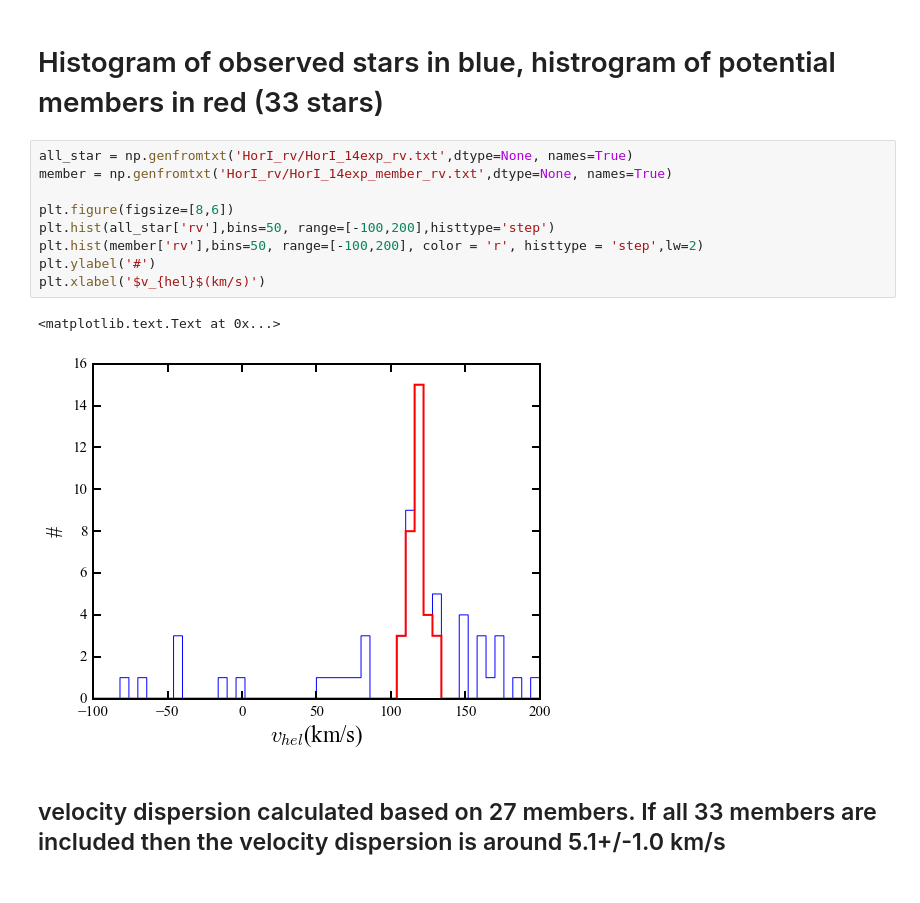
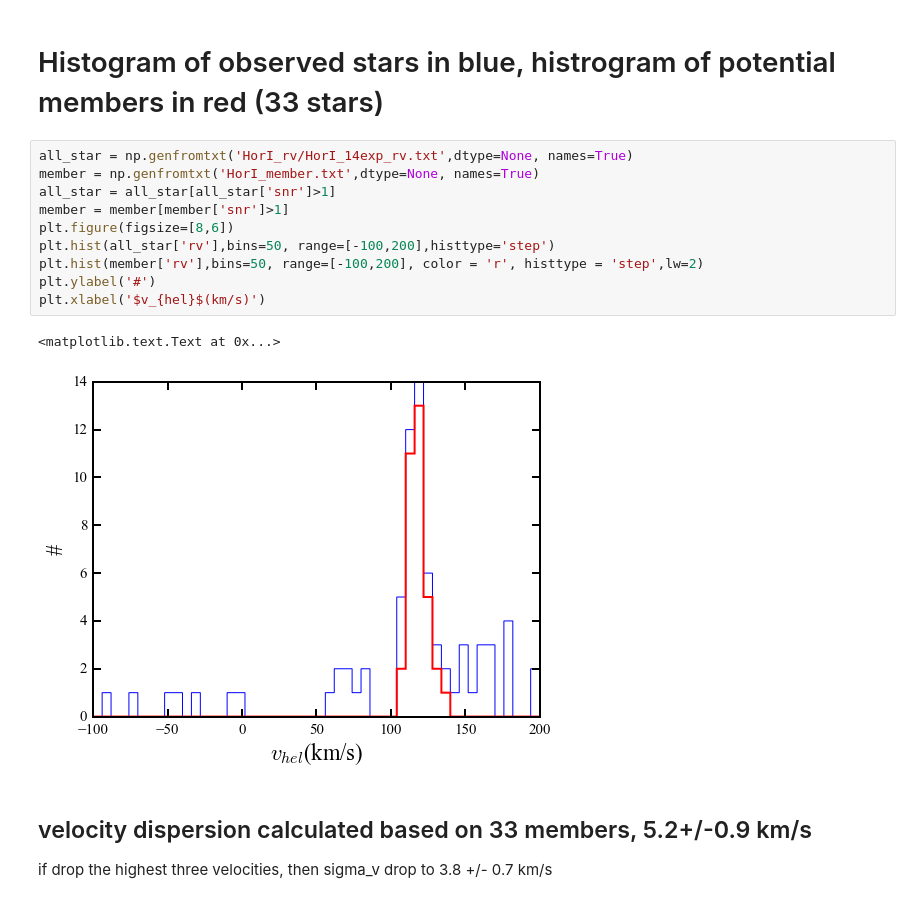
Before and after one commit to sazabi4/test, a Jupyter notebook: Hor_I_reduction_notes.ipynb, the cells around one changed output. Cells and saved outputs as stored; diff of their text form.

```diff
--- a/Hor_I_reduction_notes.ipynb
+++ b/Hor_I_reduction_notes.ipynb
@@ -327,18 +391,20 @@ plt.show()
 # Histogram of observed stars in blue, histrogram of potential members in red (33 stars)
 # %%
 all_star = np.genfromtxt('HorI_rv/HorI_14exp_rv.txt',dtype=None, names=True)
-member = np.genfromtxt('HorI_rv/HorI_14exp_member_rv.txt',dtype=None, names=True)
-
+member = np.genfromtxt('HorI_member.txt',dtype=None, names=True)
+all_star = all_star[all_star['snr']>1]
+member = member[member['snr']>1]
 plt.figure(figsize=[8,6])
 plt.hist(all_star['rv'],bins=50, range=[-100,200],histtype='step')
 plt.hist(member['rv'],bins=50, range=[-100,200], color = 'r', histtype = 'step',lw=2)
 plt.ylabel('#')
 plt.xlabel('$v_{hel}$(km/s)')
 # %% [output]
 <matplotlib.text.Text at 0x...>
-[figure, old version]
+[figure, new version]
-# %% [markdown]
-## velocity dispersion calculated based on 27 members. If all 33 members are included then the velocity dispersion is around 5.1+/-1.0 km/s
+# %% [markdown]
+## velocity dispersion calculated based on 33 members, 5.2+/-0.9 km/s
+if drop the highest three velocities, then sigma_v drop to 3.8 +/- 0.7 km/s
 # %%
 execfile('/Users/astrolab/Dropbox/dwarfgalaxy/RVmcmc/mcmc_sigma2_mean_arxiv_compare.py')
 # %% [output]
```
Also changed, not shown: parts of 11 cells of this notebook.
